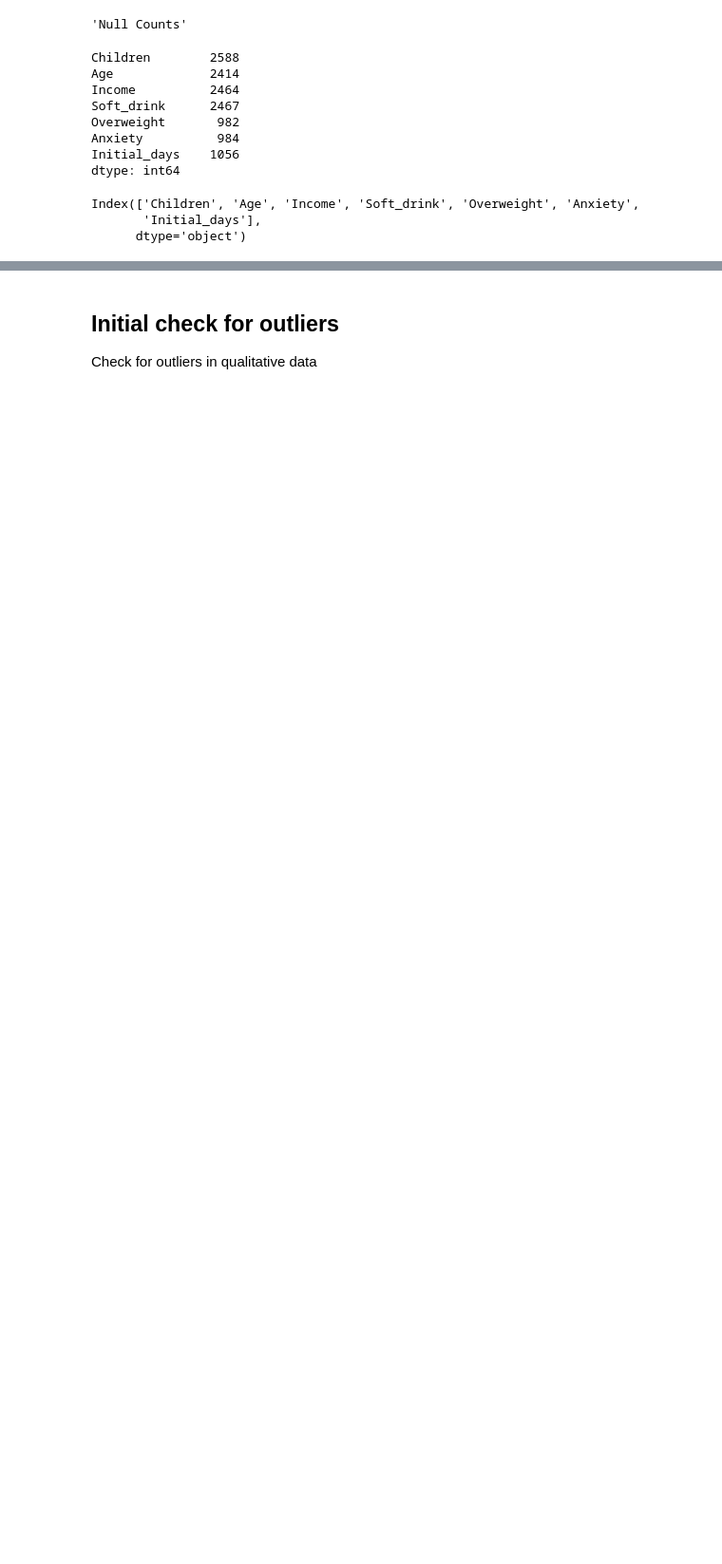
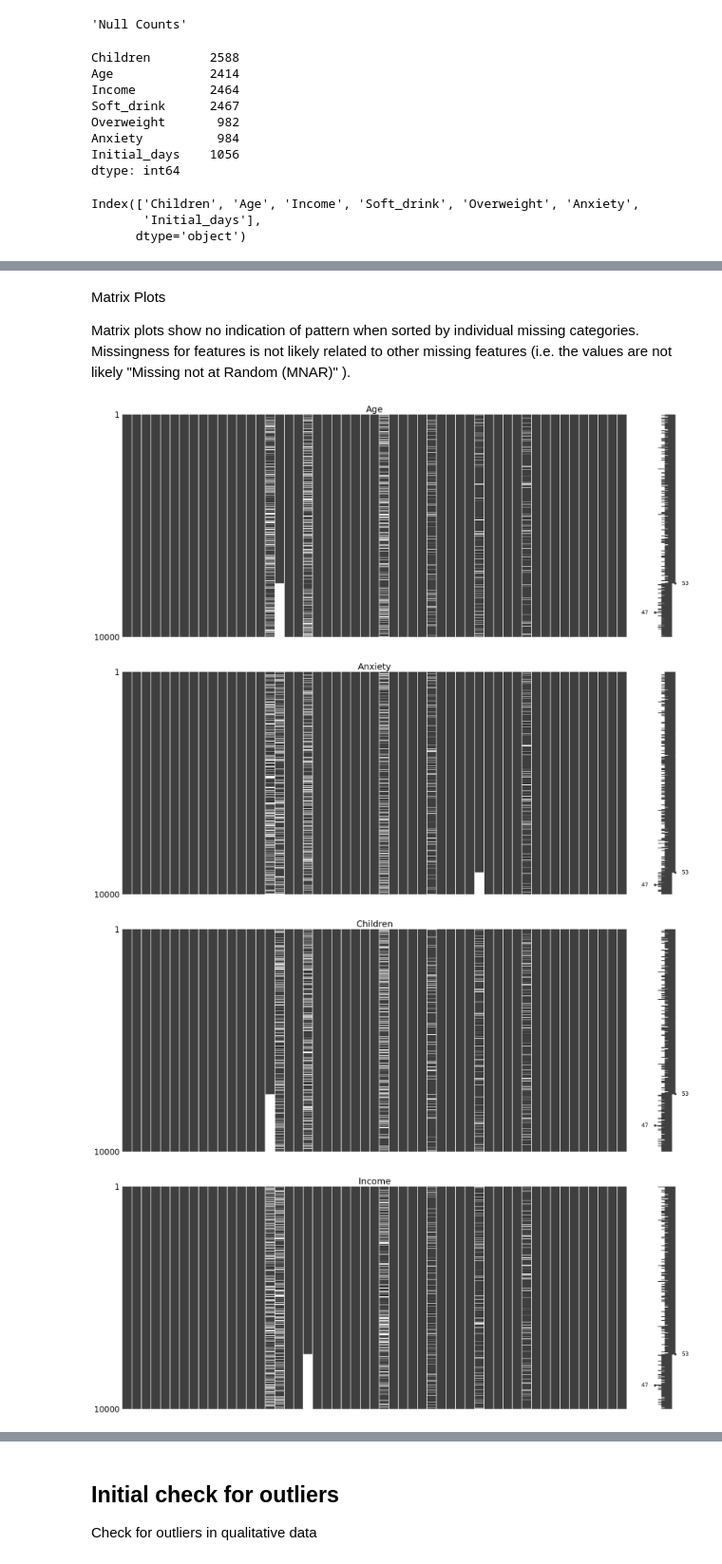
Before and after one commit to cshawnkeech/D206_Data_Cleaning_Keech, a Jupyter notebook: notebooks/001_data_profile.ipynb, the cells around one changed output, grey strips where cells are left out. Shown at 95% size. Drawn from its saved outputs; the diff is of its cells as text; code cells hidden in the pictures; blank space fills up the shorter version.

```diff
--- a/notebooks/001_data_profile.ipynb
+++ b/notebooks/001_data_profile.ipynb
@@ -185,0 +268,13 @@ print(
+# %% [markdown]
+Matrix Plots
+
+Matrix plots show no indication of pattern when sorted by individual missing categories. Missingness for features is not likely related to other missing features (i.e. the values are not likely "Missing not at Random (MNAR)" ).
+# %%
+for col in sorted(incomplete_cols):
+
+    msno.matrix(medical.sort_values(col)).set_title(col, size=22)
+# %% [output]
+[figure, added]
+[figure, added]
+[figure, added]
+[figure, added]
```
Also changed, not shown: parts of 31 cells of this notebook, 8 other files.
